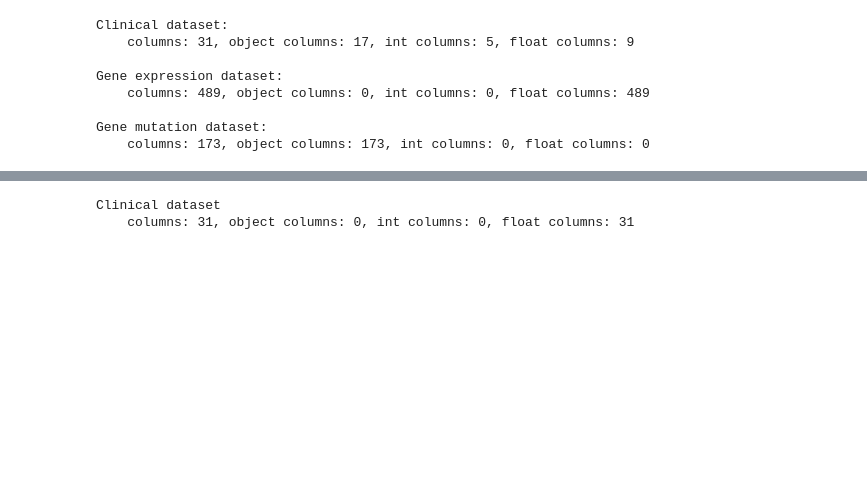
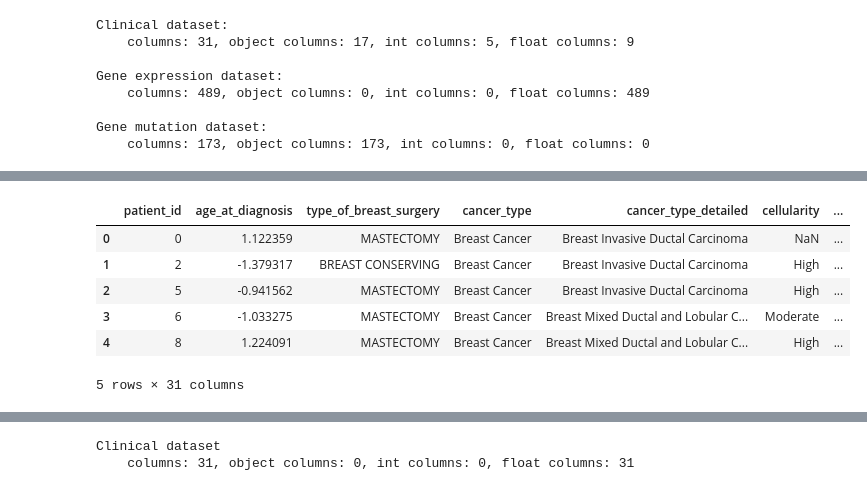
Before and after one commit to soligits/ml-final-project, a Jupyter notebook: ML_Project.ipynb, the cells around one changed output, grey strips where cells are left out. Cells and saved outputs as stored; diff of their text form; code cells hidden in the pictures; blank space fills up the shorter version.

```diff
--- a/ML_Project.ipynb
+++ b/ML_Project.ipynb
@@ -190,0 +224,10 @@ Gene mutation dataset:
+# %%
+clinical_dataset.head(5)
+# %% [output]
+|  | patient_id | age_at_diagnosis | type_of_breast_surgery | cancer_type | cancer_type_detailed | cellularity | ... |
+| 0 | 0 | 1.122359 | MASTECTOMY | Breast Cancer | Breast Invasive Ductal Carcinoma | NaN | ... |
+| 1 | 2 | -1.379317 | BREAST CONSERVING | Breast Cancer | Breast Invasive Ductal Carcinoma | High | ... |
+| 2 | 5 | -0.941562 | MASTECTOMY | Breast Cancer | Breast Invasive Ductal Carcinoma | High | ... |
+| 3 | 6 | -1.033275 | MASTECTOMY | Breast Cancer | Breast Mixed Ductal and Lobular C... | Moderate | ... |
+| 4 | 8 | 1.224091 | MASTECTOMY | Breast Cancer | Breast Mixed Ductal and Lobular C... | High | ... |
+5 rows × 31 columns
```
Also changed, not shown: parts of 11 cells of this notebook, 1 other file.
